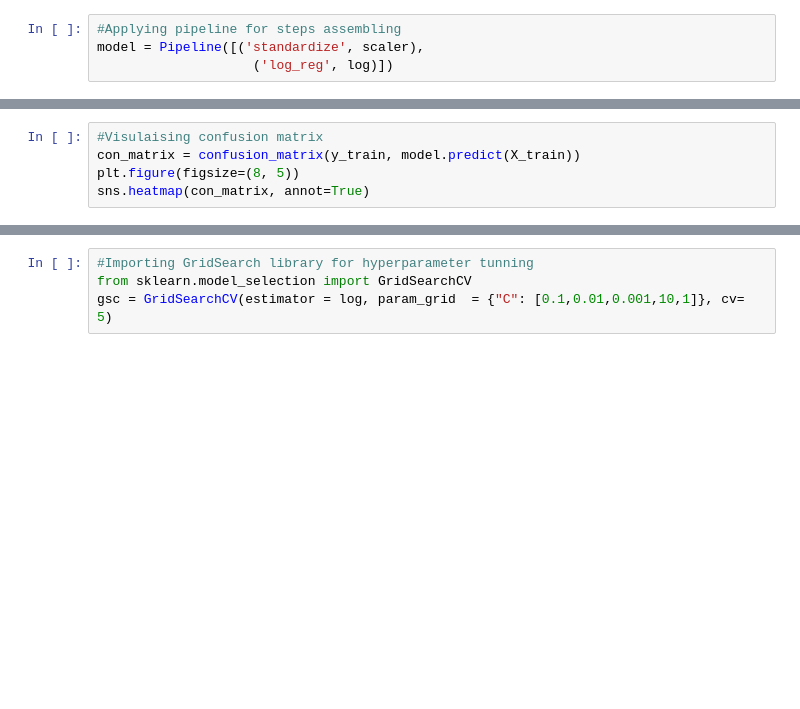
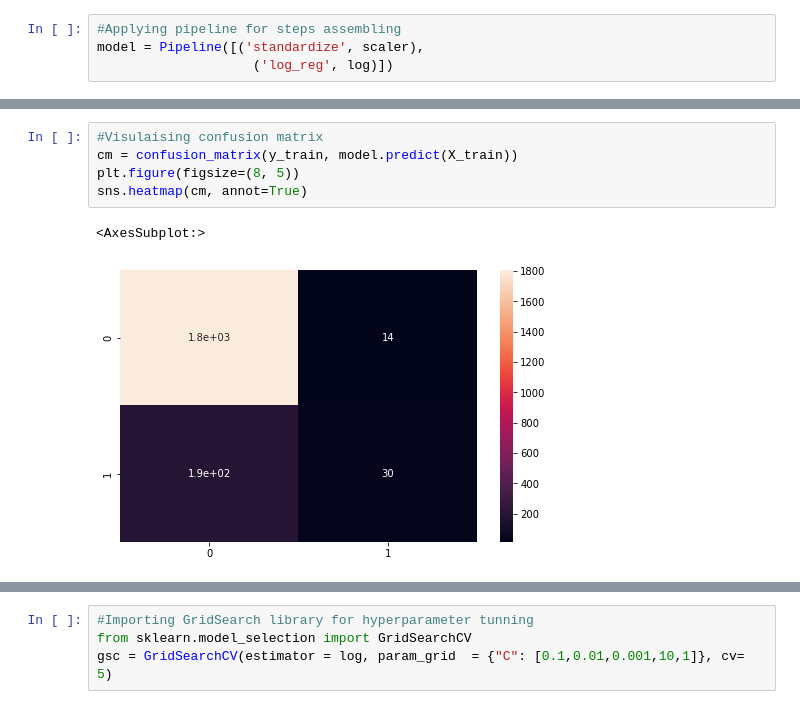
Before and after one commit to marksilas/Telecoms-Customer-Churn-Prediction, a Jupyter notebook: 09-11-2020 ML Course Nigeria Project 'Mark Silas'.ipynb, the cells around one changed output, grey strips where cells are left out. Saved outputs shown, nothing was run; the diff lists cells and outputs as text; blank space fills up the shorter version.

```diff
--- a/09-11-2020 ML Course Nigeria Project 'Mark Silas'.ipynb
+++ b/09-11-2020 ML Course Nigeria Project 'Mark Silas'.ipynb
@@ -310,8 +346,11 @@ confusion_matrix(y_train, model.predict(X_train))
 # %%
 #Visulaising confusion matrix
-con_matrix = confusion_matrix(y_train, model.predict(X_train))
+cm = confusion_matrix(y_train, model.predict(X_train))
 plt.figure(figsize=(8, 5))
-sns.heatmap(con_matrix, annot=True)
+sns.heatmap(cm, annot=True)
+# %% [output]
+<AxesSubplot:>
+[figure, added]
 # %%
 #Area under the roc curve measures the performance of the model. ROC curve above 0.50 shows good performace.
 from sklearn.metrics import roc_curve, auc
```
Also changed, not shown: parts of 35 cells of this notebook.
